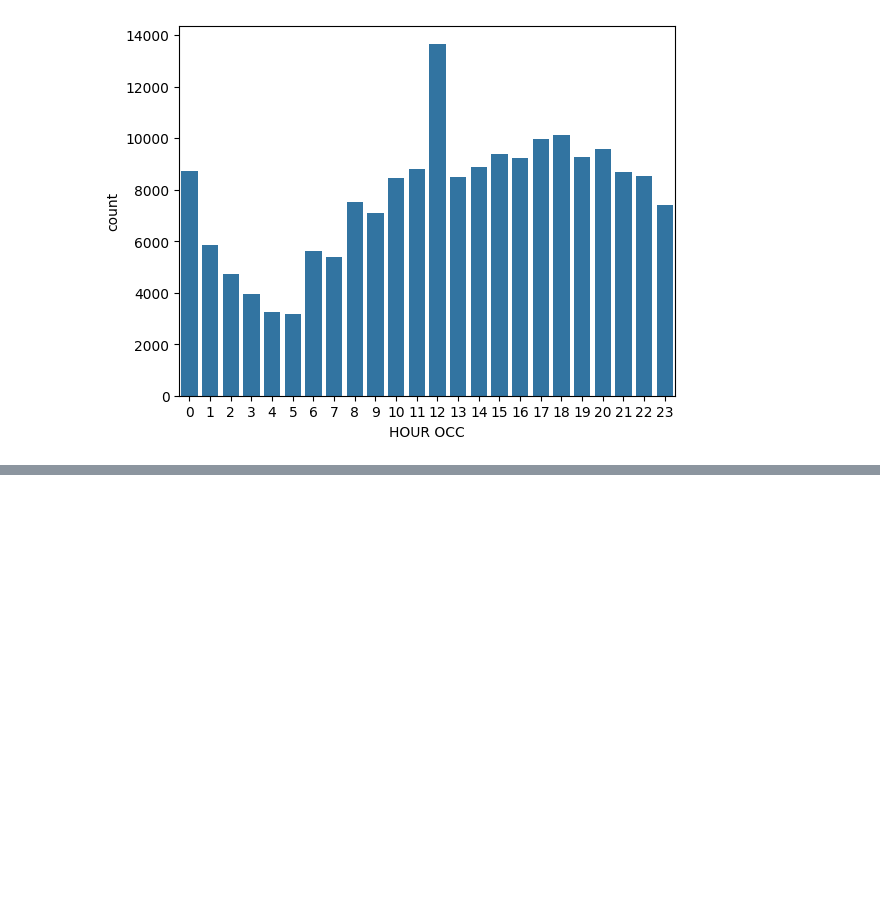
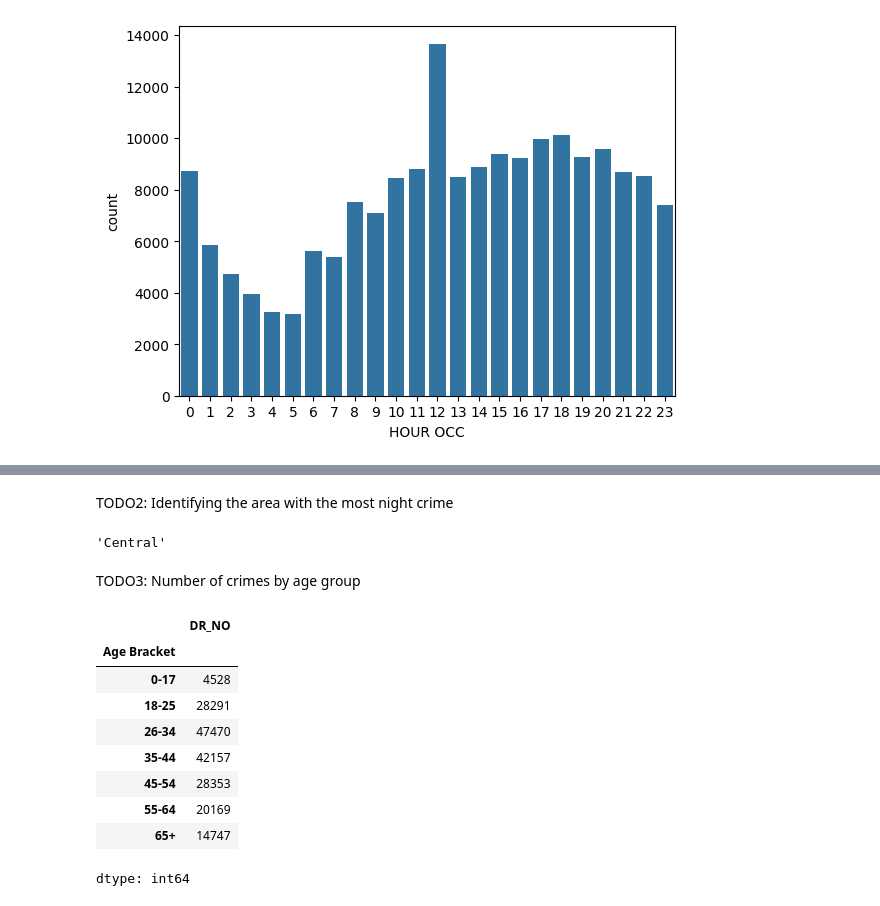
Before and after one commit to bogdanbanu/python-algorithmic-trading, a Jupyter notebook: crimesLA.ipynb, the cells around one changed output, grey strips where cells are left out. Drawn from its saved outputs; the diff is of its cells as text; code cells hidden in the pictures; blank space fills up the shorter version.

```diff
--- a/crimesLA.ipynb
+++ b/crimesLA.ipynb
@@ -32,0 +62,36 @@ peak_crime_hour
+# %% [markdown]
+TODO2: Identifying the area with the most night crime
+# %%
+night_start = 22
+night_end = 3
+night_crimes = crimes[(crimes['HOUR OCC'] >= night_start) | (crimes['HOUR OCC'] <= night_end)]
+night_crime_counts = night_crimes.groupby("AREA NAME")["DR_NO"].count().sort_values(ascending=False)
+peak_night_crime_location = night_crime_counts.index[0]
+peak_night_crime_location
+# %% [output]
+'Central'
+# %% [markdown]
+TODO3: Number of crimes by age group
+# %%
+# Create age bins and labels
+age_bins = [0, 17, 25, 34, 44, 54, 64, np.inf]
+age_labels = ["0-17", "18-25", "26-34", "35-44", "45-54", "55-64", "65+"]
+
+# Categorize victims by age group
+crimes['Age Bracket'] = pd.cut(crimes['Vict Age'], bins=age_bins, labels=age_labels, right=True)
+
+# Count crimes per age group
+victim_ages = crimes.groupby('Age Bracket')['DR_NO'].count()
+
+victim_ages
+# %% [output]
+|  | DR_NO |
+| Age Bracket |  |
+| 0-17 | 4528 |
+| 18-25 | 28291 |
+| 26-34 | 47470 |
+| 35-44 | 42157 |
+| 45-54 | 28353 |
+| 55-64 | 20169 |
+| 65+ | 14747 |
+dtype: int64
```
Also changed, not shown: parts of 5 cells of this notebook.
